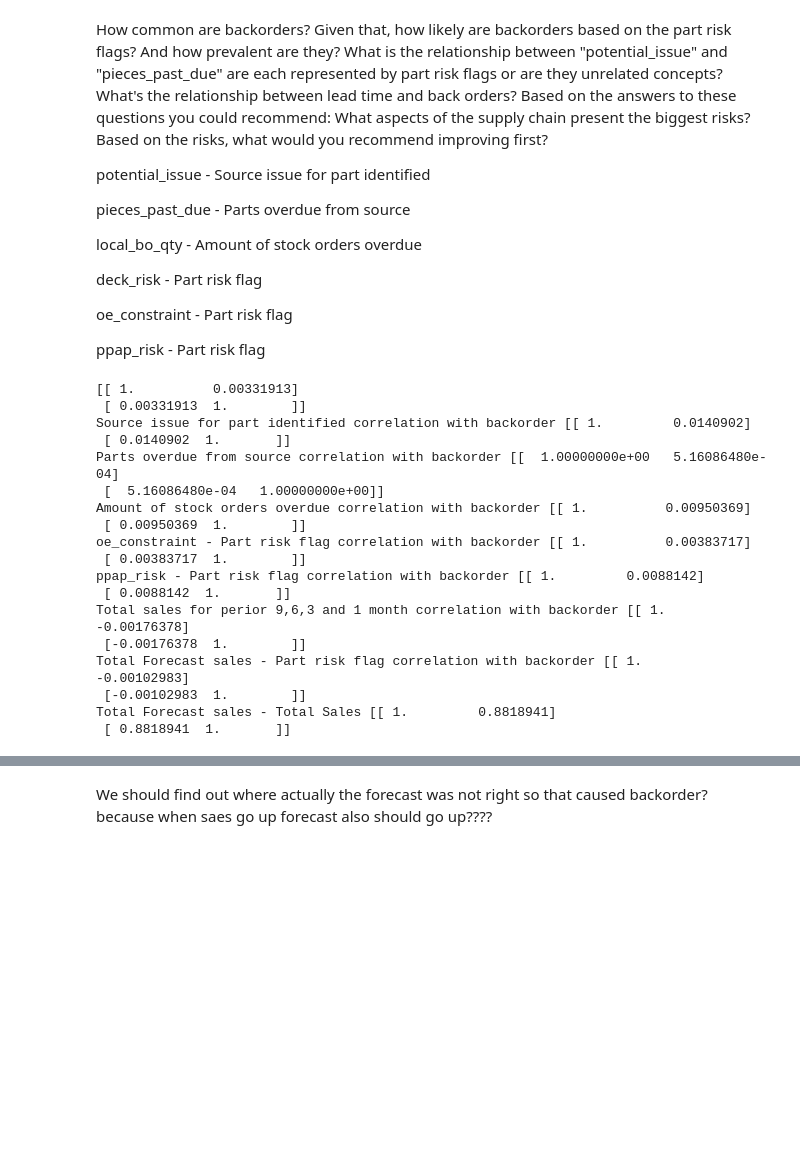
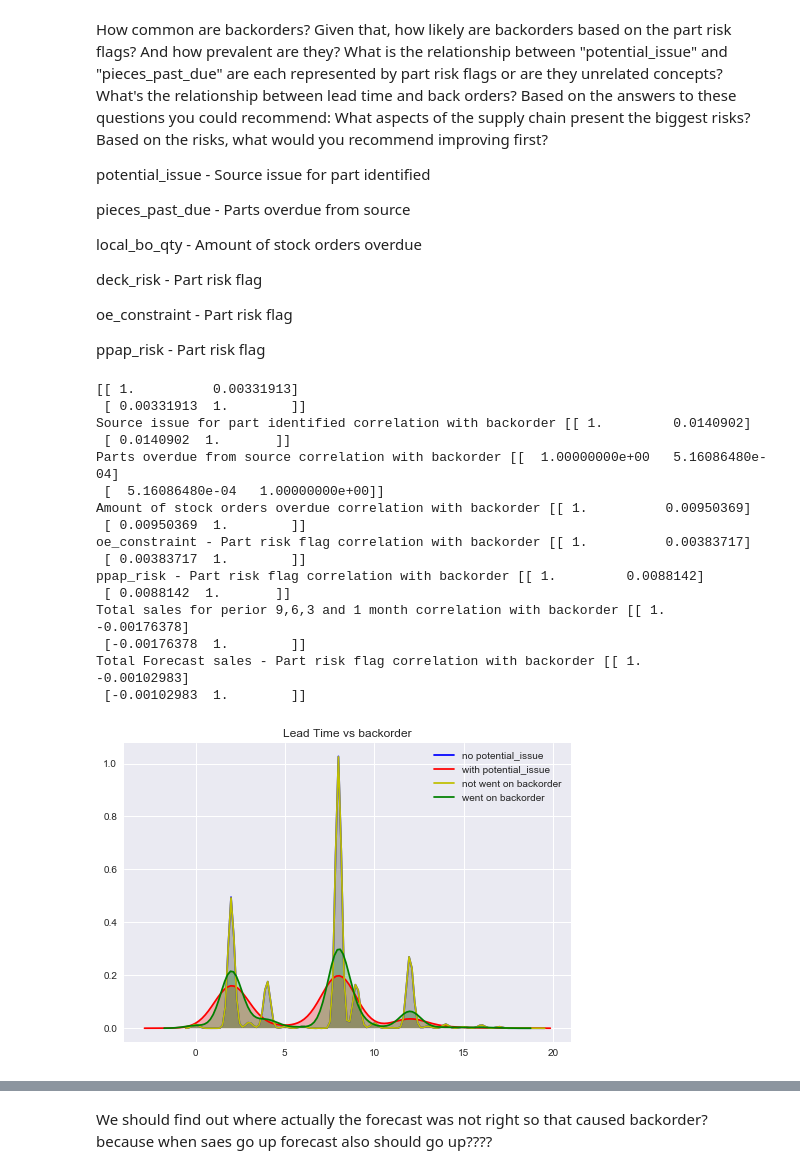
Before and after one commit to hedib/DataScienceProjects, a Jupyter notebook: project_Inventory/backorder.ipynb, the cells around one changed output, grey strips where cells are left out. Cells and saved outputs as stored; diff of their text form; code cells hidden in the pictures; blank space fills up the shorter version.

```diff
--- a/project_Inventory/backorder.ipynb
+++ b/project_Inventory/backorder.ipynb
@@ -367,7 +370,6 @@ print('oe_constraint - Part risk flag correlation with backorder',np.corrcoef(or
 print('ppap_risk - Part risk flag correlation with backorder', np.corrcoef(orders.went_on_backorder,orders.ppap_risk))
 print('Total sales for perior 9,6,3 and 1 month correlation with backorder',np.corrcoef(orders.went_on_backorder,orders.sales_9_month))
 print('Total Forecast sales - Part risk flag correlation with backorder',np.corrcoef(orders.went_on_backorder,orders.forecast_9_month))
-print('Total Forecast sales - Total Sales',np.corrcoef(orders.sales_9_month,orders.forecast_9_month))
 # %% [output]
 [[ 1.          0.00331913]
  [ 0.00331913  1.        ]]
@@ -385,5 +387,15 @@ Total sales for perior 9,6,3 and 1 month correlation with backorder [[ 1.
  [-0.00176378  1.        ]]
 Total Forecast sales - Part risk flag correlation with backorder [[ 1.         -0.00102983]
  [-0.00102983  1.        ]]
-Total Forecast sales - Total Sales [[ 1.         0.8818941]
- [ 0.8818941  1.       ]]
+# %%
+sns.kdeplot(orders[(orders['potential_issue'] == 0) & (orders['lead_time'] < 20)]['lead_time'],color='b', shade=True,label='no potential_issue')
+sns.kdeplot(orders[(orders['potential_issue'] == 1) & (orders['lead_time'] < 20)]['lead_time'], color='r',shade=True,label='with potential_issue')
+plt.title('Lead Time vs backorder and potential issue from the source')
+
+sns.kdeplot(orders[(orders['went_on_backorder'] == 0) & (orders['lead_time'] < 20)]['lead_time'],color='y', shade=True,label='not went on backorder')
+sns.kdeplot(orders[(orders['went_on_backorder'] == 1) & (orders['lead_time'] < 20)]['lead_time'], color='g',shade=True,label='went on backorder')
+plt.title('Lead Time vs backorder')
+
+plt.show()
+# %% [output]
+[figure, added]
```
Also changed, not shown: parts of 18 cells of this notebook, 1 other file.
